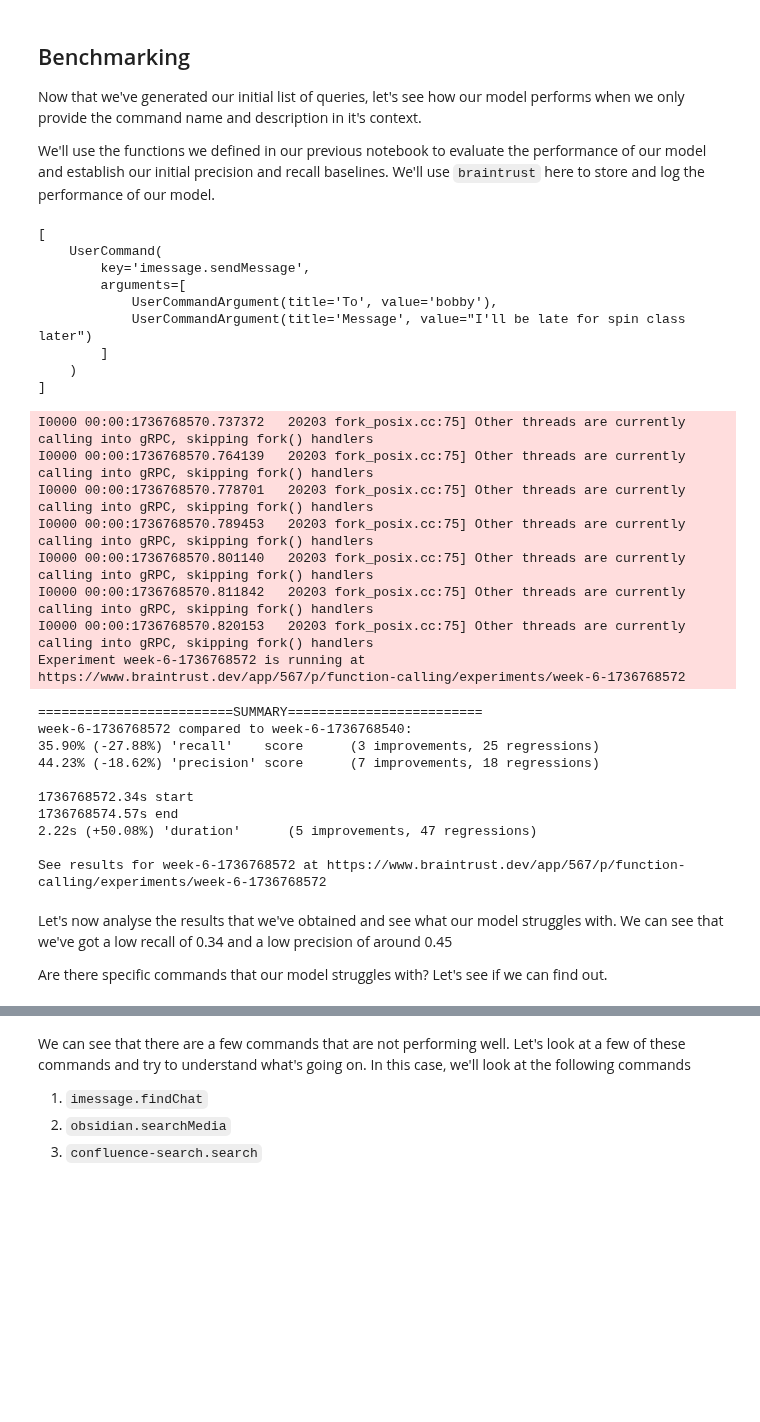
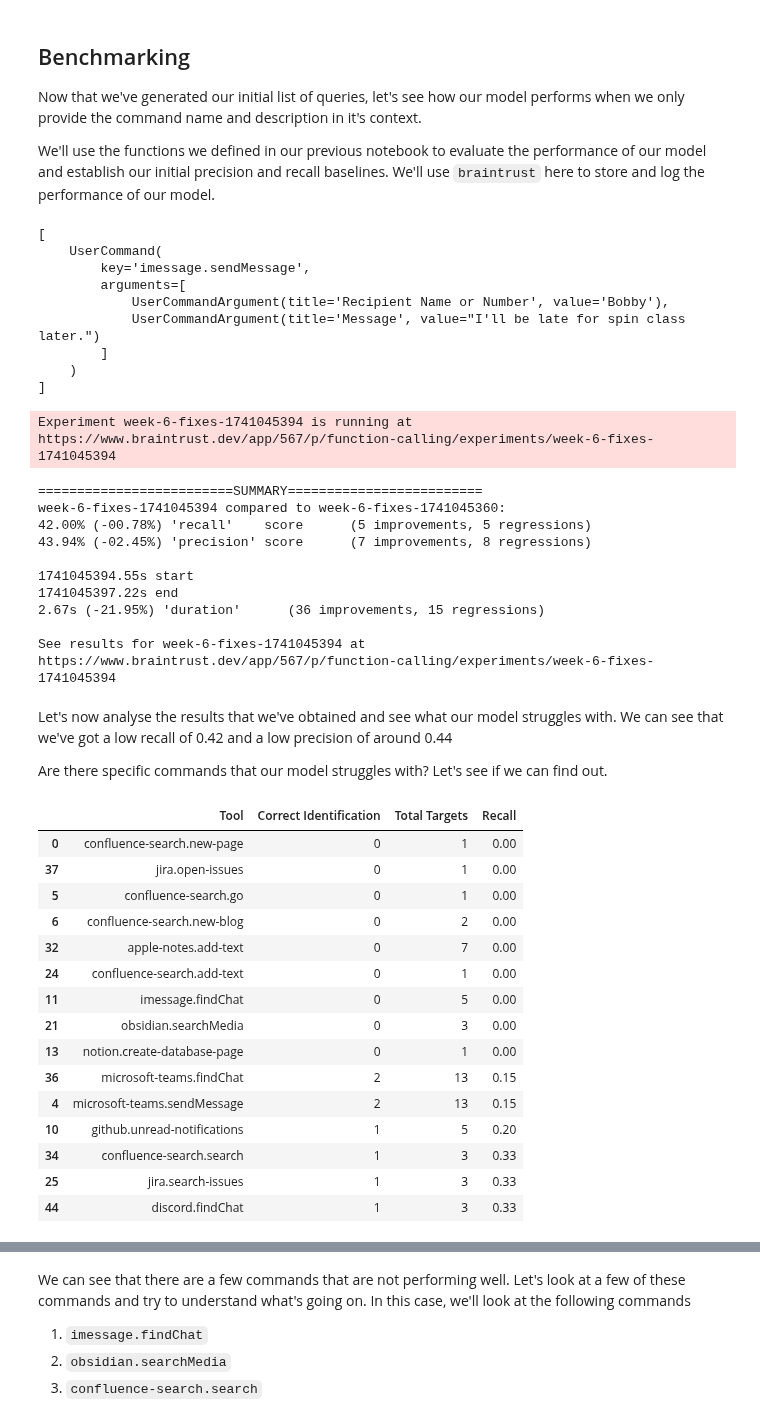
Before and after one commit to sanyaade-teachings/systematically-improving-rag, a Jupyter notebook: cohort_2/week6/2. Generate Dataset.ipynb, the cells around one changed output, grey strips where cells are left out. Drawn from its saved outputs; the diff is of its cells as text; code cells hidden in the pictures; blank space fills up the shorter version.

```diff
--- a/cohort_2/week6/2. Generate Dataset.ipynb
+++ b/cohort_2/week6/2. Generate Dataset.ipynb
@@ -670,6 +658,7 @@ async def generate_new_query_with_examples(
             },
         ],
         response_model=UserQuery,
+        model="gpt-4o-mini",
         context={
             "command": command,
             "commands": commands,
@@ -681,9 +670,7 @@ async def generate_new_query_with_examples(
     )
 
 
-client = instructor.from_gemini(
-    genai.GenerativeModel("models/gemini-2.0-flash-exp"), use_async=True
-)
+client = instructor.from_openai(AsyncOpenAI())
 print(
     await generate_new_query_with_examples(
         client, random.choice(commands), commands, command_to_query, user_behaviour, 4
@@ -708,9 +691,6 @@ use realistic details in the query.",
 # %% [markdown]
 Let's now generate a few more queries using this sampling that we've implemented above.
 # %%
-filtered_commands = [
-    command for command in commands if command.extension_name in ("confluence-search")
-]
 coros = [
     generate_new_query_with_examples(
         client, random.choice(commands), commands, command_to_query, user_behaviour, 4
@@ -719,9 +699,7 @@ coros = [
 ]
 queries = await asyncio.gather(*coros)
 
-client = instructor.from_gemini(
-    genai.GenerativeModel("models/gemini-2.0-flash-exp"), use_async=True
-)
+client = instructor.from_openai(AsyncOpenAI())
 with open("queries.jsonl", "a") as file:
     for query in queries:
         file.write(
@@ -764,15 +742,14 @@ async def generate_commands(
                 "content": query,
             },
         ],
+        model="gpt-4o",
         response_model=SelectedCommands,
         context={"commands": commands},
     )
     return response.selected_commands
 
 
-client = instructor.from_gemini(
-    genai.GenerativeModel("models/gemini-1.5-flash-latest"), use_async=True
-)
+client = instructor.from_openai(AsyncOpenAI())
 
 commands = load_commands("raw_commands.json")
 resp = await generate_commands(
@@ -785,8 +762,8 @@ print(resp)
     UserCommand(
         key='imessage.sendMessage',
         arguments=[
-            UserCommandArgument(title='To', value='bobby'),
-            UserCommandArgument(title='Message', value="I'll be late for spin class later")
+            UserCommandArgument(title='Recipient Name or Number', value='Bobby'),
+            UserCommandArgument(title='Message', value="I'll be late for spin class later.")
         ]
     )
 ]
@@ -808,9 +785,7 @@ def evaluate_braintrust(input, output, **kwargs):
     ]
 
 
-client = instructor.from_gemini(
-    genai.GenerativeModel("models/gemini-1.5-flash-latest"), use_async=True
-)
+client = instructor.from_openai(AsyncOpenAI())
 commands = load_commands("raw_commands.json")
 queries = load_queries(commands, "queries.jsonl")
 
@@ -831,44 +806,52 @@ results = await Eval(
     scores=[evaluate_braintrust],
 )
 # %% [output]
-I0000 00:00:1736768570.737372   20203 fork_posix.cc:75] Other threads are currently calling into gRPC, skipping fork() handlers
-I0000 00:00:1736768570.764139   20203 fork_posix.cc:75] Other threads are currently calling into gRPC, skipping fork() handlers
-I0000 00:00:1736768570.778701   20203 fork_posix.cc:75] Other threads are currently calling into gRPC, skipping fork() handlers
-I0000 00:00:1736768570.789453   20203 fork_posix.cc:75] Other threads are currently calling into gRPC, skipping fork() handlers
-I0000 00:00:1736768570.801140   20203 fork_posix.cc:75] Other threads are currently calling into gRPC, skipping fork() handlers
-I0000 00:00:1736768570.811842   20203 fork_posix.cc:75] Other threads are currently calling into gRPC, skipping fork() handlers
-I0000 00:00:1736768570.820153   20203 fork_posix.cc:75] Other threads are currently calling into gRPC, skipping fork() handlers
-Experiment week-6-1736768572 is running at https://www.braintrust.dev/app/567/p/function-calling/experiments/week-6-1736768572
+Experiment week-6-fixes-1741045394 is running at https://www.braintrust.dev/app/567/p/function-calling/experiments/week-6-fixes-1741045394
 =========================SUMMARY=========================
-week-6-1736768572 compared to week-6-1736768540:
-35.90% (-27.88%) 'recall'    score      (3 improvements, 25 regressions)
-44.23% (-18.62%) 'precision' score      (7 improvements, 18 regressions)
+week-6-fixes-1741045394 compared to week-6-fixes-1741045360:
+42.00% (-00.78%) 'recall'    score      (5 improvements, 5 regressions)
+43.94% (-02.45%) 'precision' score      (7 improvements, 8 regressions)
 
-1736768572.34s start
-1736768574.57s end
-2.22s (+50.08%) 'duration'      (5 improvements, 47 regressions)
+1741045394.55s start
+1741045397.22s end
+2.67s (-21.95%) 'duration'      (36 improvements, 15 regressions)
 
-See results for week-6-1736768572 at https://www.braintrust.dev/app/567/p/function-calling/experiments/week-6-1736768572
+See results for week-6-fixes-1741045394 at https://www.braintrust.dev/app/567/p/function-calling/experiments/week-6-fixes-1741045394
 # %% [markdown]
-Let's now analyse the results that we've obtained and see what our model struggles with. We can see that we've got a low recall of 0.34 and a low precision of around 0.45
+Let's now analyse the results that we've obtained and see what our model struggles with. We can see that we've got a low recall of 0.42 and a low precision of around 0.44
 
 Are there specific commands that our model struggles with? Let's see if we can find out.
 # %%
 import pandas as pd
-
+from helpers import calculate_per_tool_recall
 
 df = pd.DataFrame(
     [
         {
             "query": row.input,
             "expected": row.expected,
-            "output": row.output,
+            "actual": row.output,
         }
         for row in results.results
     ]
 )
 
-# Get all unique tools
-all_tools = set()
-for tools in df["expected"] + df["output"]:
-    all_tools.update(tools)
+df = calculate_per_tool_recall(df)
+df.sort_values(by='Recall', ascending=True).head(15)
+# %% [output]
+|  | Tool | Correct Identification | Total Targets | Recall |
+| 0 | confluence-search.new-page | 0 | 1 | 0.00 |
+| 37 | jira.open-issues | 0 | 1 | 0.00 |
+| 5 | confluence-search.go | 0 | 1 | 0.00 |
+| 6 | confluence-search.new-blog | 0 | 2 | 0.00 |
+| 32 | apple-notes.add-text | 0 | 7 | 0.00 |
+| 24 | confluence-search.add-text | 0 | 1 | 0.00 |
+| 11 | imessage.findChat | 0 | 5 | 0.00 |
+| 21 | obsidian.searchMedia | 0 | 3 | 0.00 |
+| 13 | notion.create-database-page | 0 | 1 | 0.00 |
+| 36 | microsoft-teams.findChat | 2 | 13 | 0.15 |
+| 4 | microsoft-teams.sendMessage | 2 | 13 | 0.15 |
+| 10 | github.unread-notifications | 1 | 5 | 0.20 |
+| 34 | confluence-search.search | 1 | 3 | 0.33 |
+| 25 | jira.search-issues | 1 | 3 | 0.33 |
+| 44 | discord.findChat | 1 | 3 | 0.33 |
```
Also changed, not shown: parts of 12 cells of this notebook, 4 other files.
